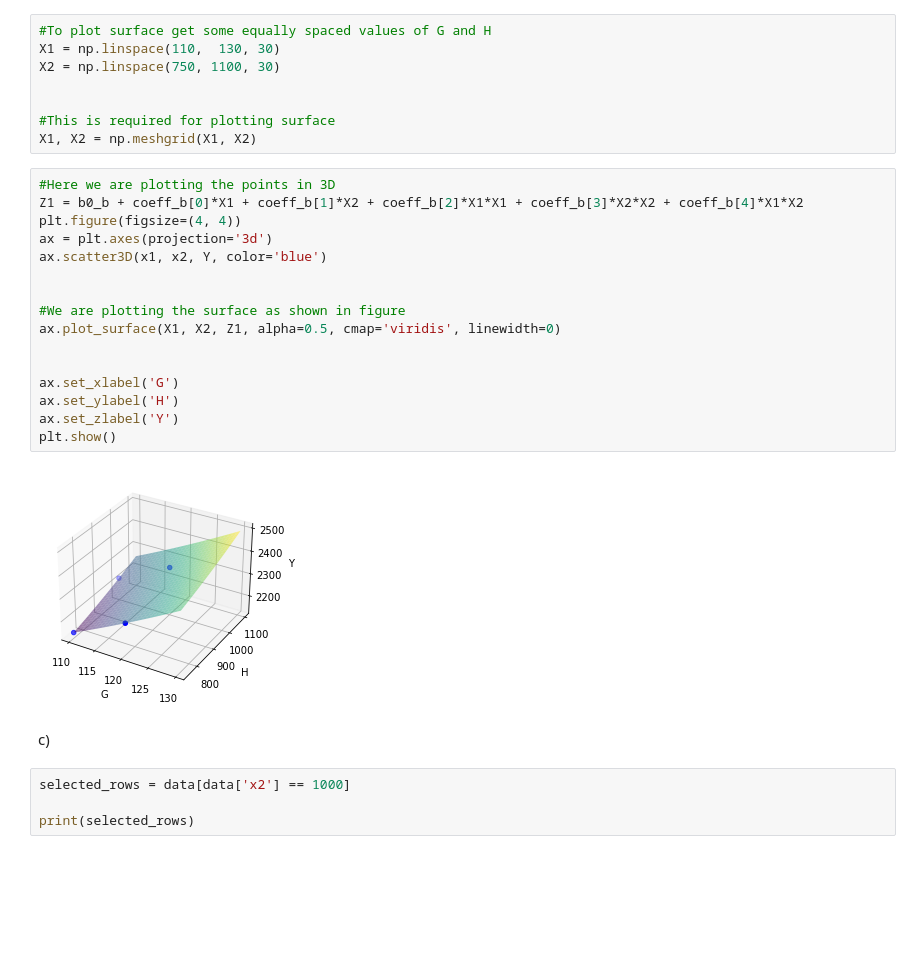
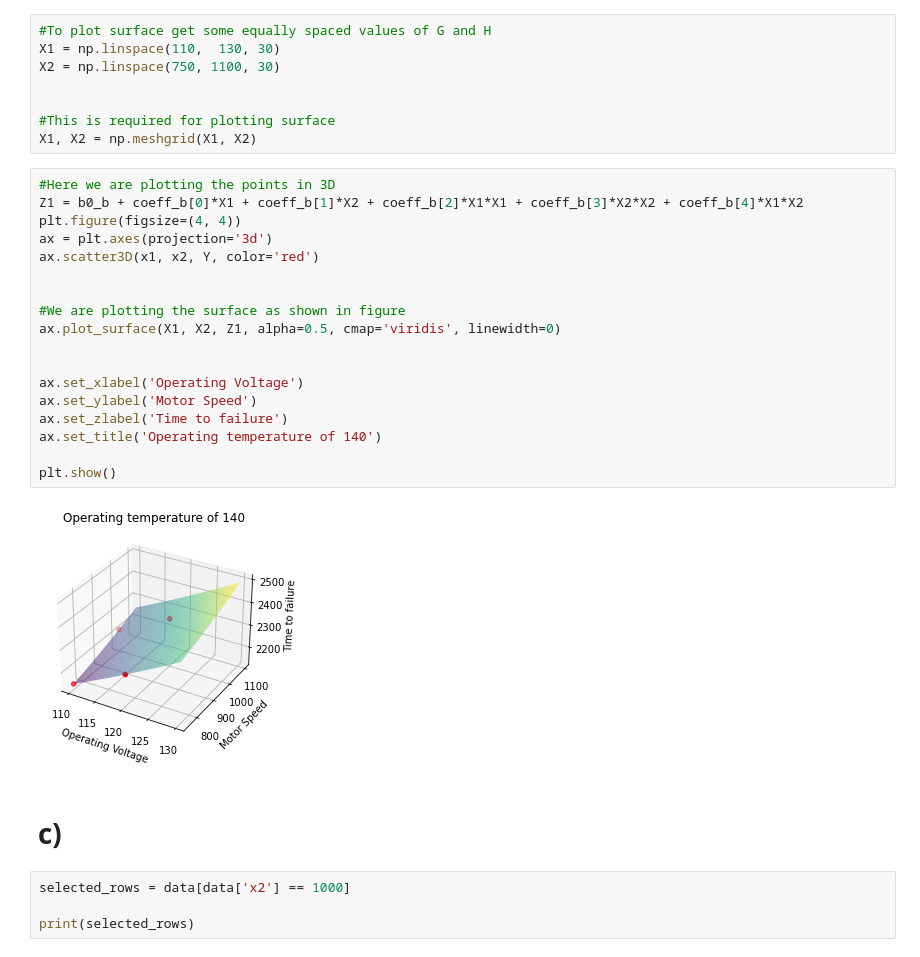
Before and after one commit to AdityaKharmaleGoat7/Data-Analysis-tools-in-Experimental-Research, a Jupyter notebook: Tutorial 1/Tutorial 1.ipynb, the cells around one changed output. Cells and saved outputs as stored; diff of their text form; blank space fills up the shorter version.

```diff
--- a/Tutorial 1/Tutorial 1.ipynb
+++ b/Tutorial 1/Tutorial 1.ipynb
@@ -123,23 +133,25 @@ X1, X2 = np.meshgrid(X1, X2)
 # %%
 #Here we are plotting the points in 3D
 Z1 = b0_b + coeff_b[0]*X1 + coeff_b[1]*X2 + coeff_b[2]*X1*X1 + coeff_b[3]*X2*X2 + coeff_b[4]*X1*X2
 plt.figure(figsize=(4, 4))
 ax = plt.axes(projection='3d')
-ax.scatter3D(x1, x2, Y, color='blue')
+ax.scatter3D(x1, x2, Y, color='red')
 
 
 #We are plotting the surface as shown in figure
 ax.plot_surface(X1, X2, Z1, alpha=0.5, cmap='viridis', linewidth=0)
 
 
-ax.set_xlabel('G')
-ax.set_ylabel('H')
-ax.set_zlabel('Y')
+ax.set_xlabel('Operating Voltage')
+ax.set_ylabel('Motor Speed')
+ax.set_zlabel('Time to failure')
+ax.set_title('Operating temperature of 140')
+
 plt.show()
 # %% [output]
-[figure, old version]
+[figure, new version]
 # %% [markdown]
-c)
+# c)
 # %%
 selected_rows = data[data['x2'] == 1000]
 
```
Also changed, not shown: parts of 13 cells of this notebook, 2 other files.
